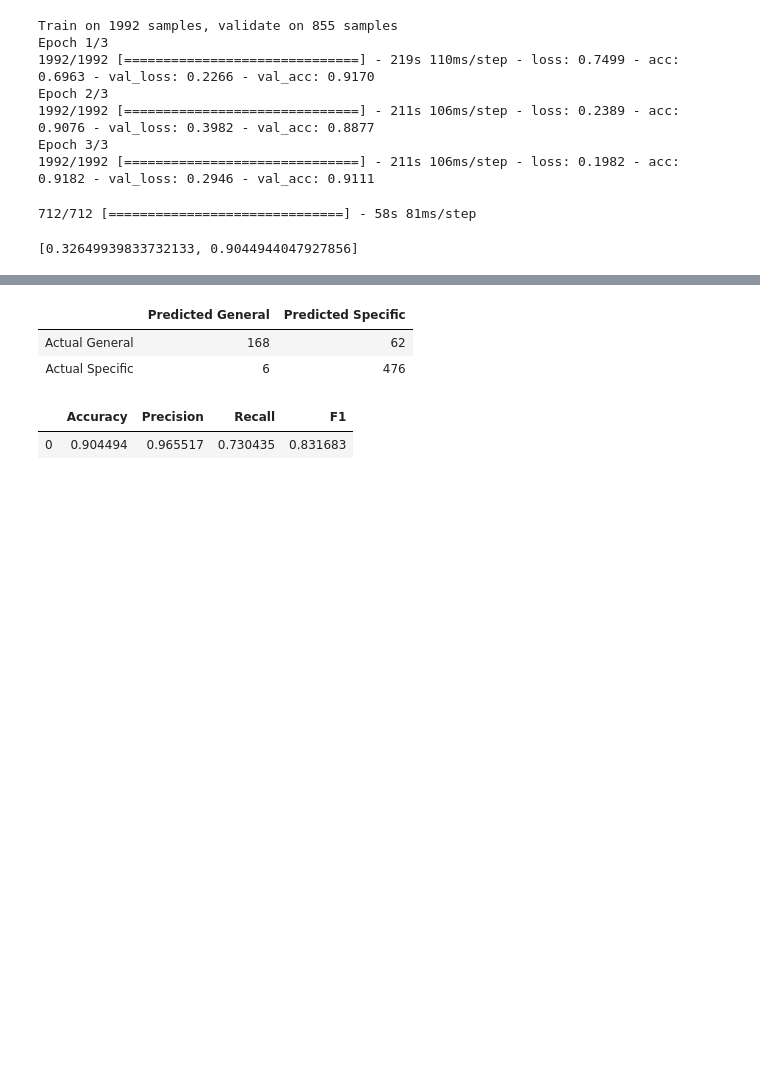
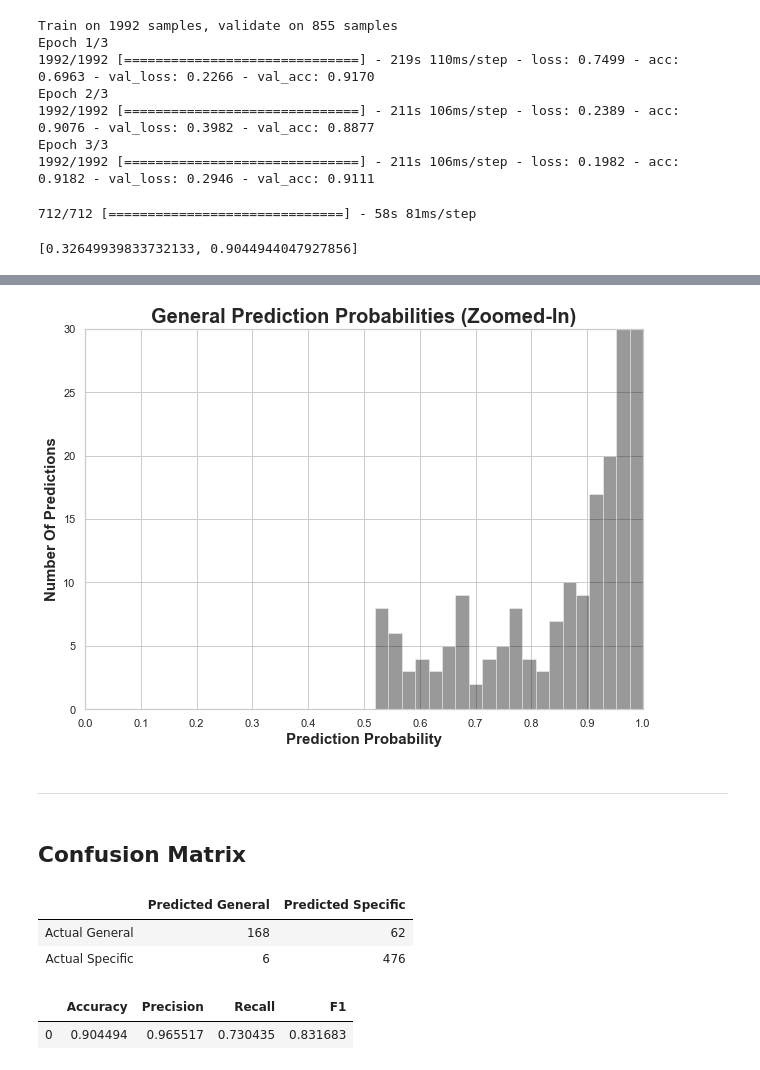
Before and after one commit to alexwcheng/crack-detection, a Jupyter notebook: Jupyter_Notebooks/9 - General Vs. Material Classification.ipynb, the cells around one changed output, grey strips where cells are left out. Cells and saved outputs as stored; diff of their text form; code cells hidden in the pictures; blank space fills up the shorter version.

```diff
--- a/Jupyter_Notebooks/9 - General Vs. Material Classification.ipynb
+++ b/Jupyter_Notebooks/9 - General Vs. Material Classification.ipynb
@@ -405,3 +476,22 @@ y_pred = cnn_general_2.predict(X_test)
+# %%
+plt.figure(figsize=(10, 7))
+ax = plt.subplot()
+sns.set(style='whitegrid', font_scale=1)
+sns.distplot(pred_probs, kde=False, bins=20, color='black')
+ax.xaxis.set_major_locator(ticker.MultipleLocator(.1))
+ax.yaxis.set_major_locator(ticker.MultipleLocator(5))
+plt.title('General Prediction Probabilities (Zoomed-In)', size=20, weight='bold')
+plt.xlabel('Prediction Probability', size=15, weight='bold')
+plt.ylabel('Number Of Predictions', size=15, weight='bold')
+plt.axis([0,1.0,0,30])
+plt.show()
+# plt.savefig('general_prediction_probabilities_zoom.pdf', dpi=300)
+# %% [output]
+[figure, added]
+# %% [markdown]
+___
+# %% [markdown]
+## Confusion Matrix
 # %%
 conf_matrix_general = pd.DataFrame(confusion_matrix(np.argmax(y_test, axis=1), np.argmax(y_pred, axis=1)),
     index = ['Actual General', 'Actual Specific'],
```
Also changed, not shown: parts of 10 cells of this notebook, 9 other files.
